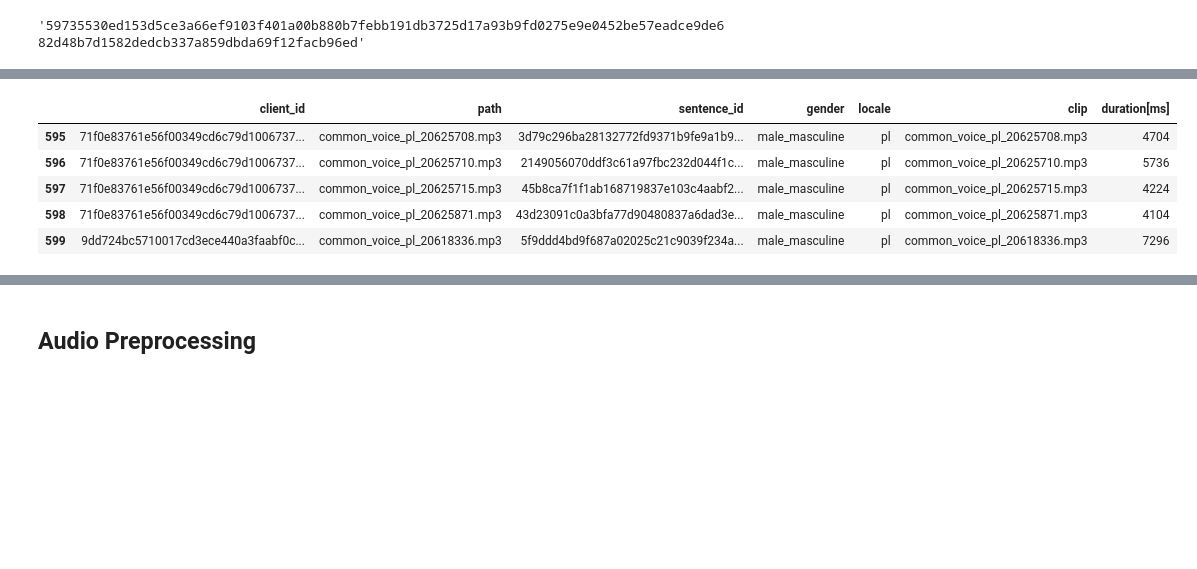
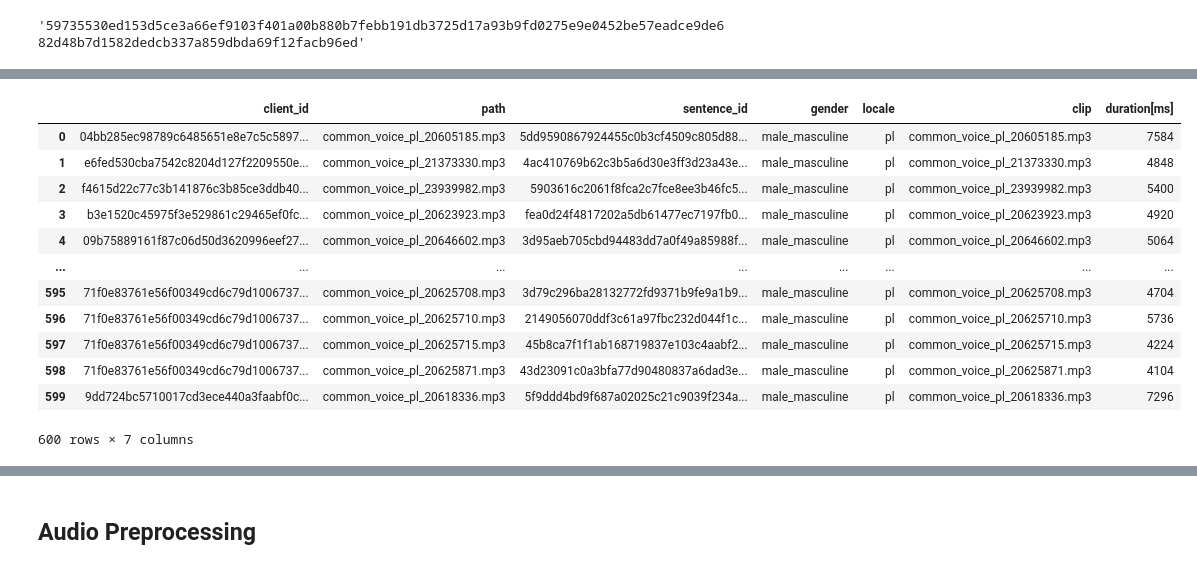
Before and after one commit to hubertmaka/Spoken-language-detection, a Jupyter notebook: notebooks/spoken_language_detection_finalize.ipynb, the cells around one changed output, grey strips where cells are left out. Saved outputs shown, nothing was run; the diff lists cells and outputs as text; code cells hidden in the pictures; blank space fills up the shorter version.

```diff
--- a/notebooks/spoken_language_detection_finalize.ipynb
+++ b/notebooks/spoken_language_detection_finalize.ipynb
@@ -451,14 +445,21 @@ b1fc1ae975d3f14e8d7a508d7052b41069e3f3b93f41d8738f9dd9d92956cd7fe5c0ae740f0ecfce
 014c5ee427df8f5543e0f8839afdeff161d7c7fa323f5972bf6f105049d0867235efeed8711d6e44f57454c00962f1fb31bcaff8322d70deb41ff546aa567cc0 2283
 8c4eeac4b0268f6da0712d963ed4c527e004098ca234badee85b77c2453fd704a42e75f0eccd6caa481e5d5d25cb389f0c339690b3718dd2099b9688d1a46b89 4657
 # %%
-df_test.tail()
+df_test
 # %% [output]
 |  | client_id | path | sentence_id | gender | locale | clip | duration[ms] |
+| 0 | 04bb285ec98789c6485651e8e7c5c5897... | common_voice_pl_20605185.mp3 | 5dd9590867924455c0b3cf4509c805d88... | male_masculine | pl | common_voice_pl_20605185.mp3 | 7584 |
+| 1 | e6fed530cba7542c8204d127f2209550e... | common_voice_pl_21373330.mp3 | 4ac410769b62c3b5a6d30e3ff3d23a43e... | male_masculine | pl | common_voice_pl_21373330.mp3 | 4848 |
+| 2 | f4615d22c77c3b141876c3b85ce3ddb40... | common_voice_pl_23939982.mp3 | 5903616c2061f8fca2c7fce8ee3b46fc5... | male_masculine | pl | common_voice_pl_23939982.mp3 | 5400 |
+| 3 | b3e1520c45975f3e529861c29465ef0fc... | common_voice_pl_20623923.mp3 | fea0d24f4817202a5db61477ec7197fb0... | male_masculine | pl | common_voice_pl_20623923.mp3 | 4920 |
+| 4 | 09b75889161f87c06d50d3620996eef27... | common_voice_pl_20646602.mp3 | 3d95aeb705cbd94483dd7a0f49a85988f... | male_masculine | pl | common_voice_pl_20646602.mp3 | 5064 |
+| ... | ... | ... | ... | ... | ... | ... | ... |
 | 595 | 71f0e83761e56f00349cd6c79d1006737... | common_voice_pl_20625708.mp3 | 3d79c296ba28132772fd9371b9fe9a1b9... | male_masculine | pl | common_voice_pl_20625708.mp3 | 4704 |
 | 596 | 71f0e83761e56f00349cd6c79d1006737... | common_voice_pl_20625710.mp3 | 2149056070ddf3c61a97fbc232d044f1c... | male_masculine | pl | common_voice_pl_20625710.mp3 | 5736 |
 | 597 | 71f0e83761e56f00349cd6c79d1006737... | common_voice_pl_20625715.mp3 | 45b8ca7f1f1ab168719837e103c4aabf2... | male_masculine | pl | common_voice_pl_20625715.mp3 | 4224 |
 | 598 | 71f0e83761e56f00349cd6c79d1006737... | common_voice_pl_20625871.mp3 | 43d23091c0a3bfa77d90480837a6dad3e... | male_masculine | pl | common_voice_pl_20625871.mp3 | 4104 |
 | 599 | 9dd724bc5710017cd3ece440a3faabf0c... | common_voice_pl_20618336.mp3 | 5f9ddd4bd9f687a02025c21c9039f234a... | male_masculine | pl | common_voice_pl_20618336.mp3 | 7296 |
+600 rows × 7 columns
 # %%
 df_val
 # %% [output]
```
Also changed, not shown: parts of 5 cells of this notebook, 7 other files.
